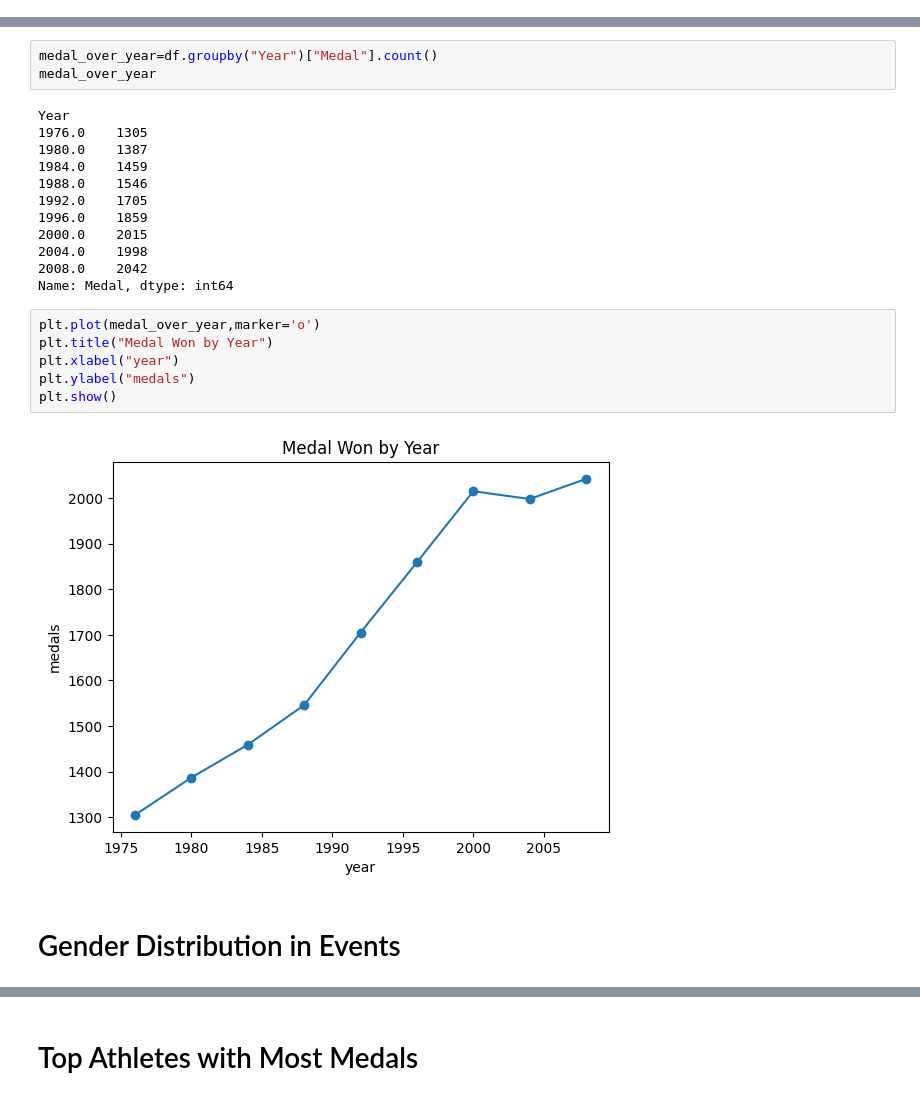
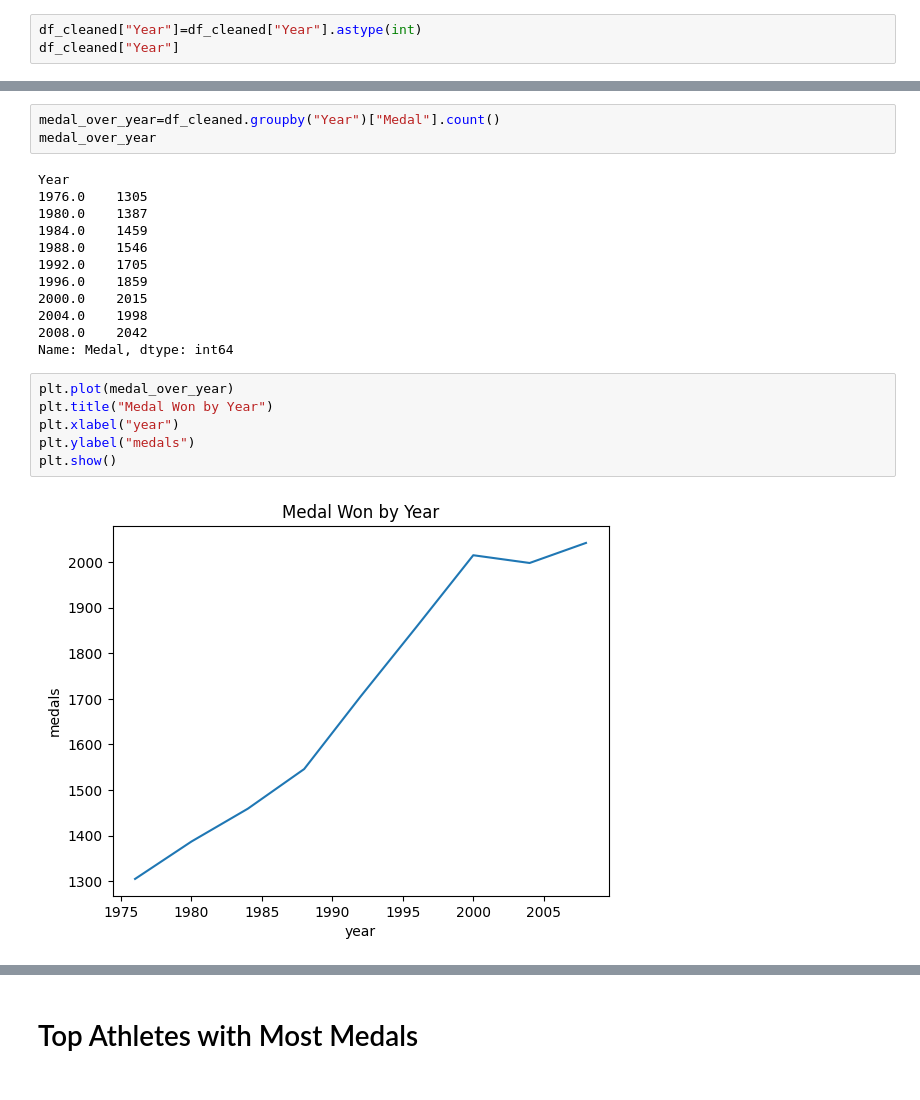
Before and after one commit to abhi788741/Olympics_Data_Analysis, a Jupyter notebook: Olympics_Data_Analysis.ipynb, the cells around one changed output, grey strips where cells are left out. Drawn from its saved outputs; the diff is of its cells as text.

```diff
--- a/Olympics_Data_Analysis.ipynb
+++ b/Olympics_Data_Analysis.ipynb
@@ -162,0 +200,3 @@ Text(0.5, 1.0, 'Total medals by country')
+# %%
+df_cleaned["Year"]=df_cleaned["Year"].astype(int)
+df_cleaned["Year"]
@@ -163,7 +221,7 @@ Text(0.5, 1.0, 'Total medals by country')
 # %% [markdown]
 # Medals Won Over the Years
 # %%
-medal_over_year=df.groupby("Year")["Medal"].count()
+medal_over_year=df_cleaned.groupby("Year")["Medal"].count()
 medal_over_year
 # %% [output]
 Year
@@ -178,12 +236,10 @@ Year
 2008.0    2042
 Name: Medal, dtype: int64
 # %%
-plt.plot(medal_over_year,marker='o')
+plt.plot(medal_over_year)
 plt.title("Medal Won by Year")
 plt.xlabel("year")
 plt.ylabel("medals")
 plt.show()
 # %% [output]
-[figure, old version]
+[figure, new version]
-# %% [markdown]
-# Gender Distribution in Events
```
Also changed, not shown: parts of 41 cells of this notebook.
